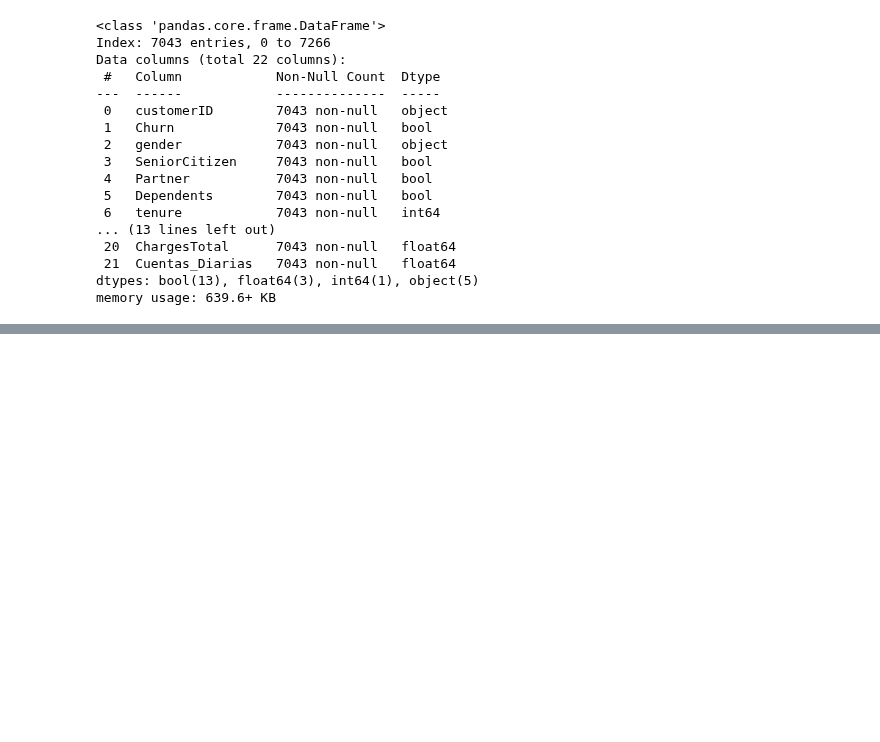
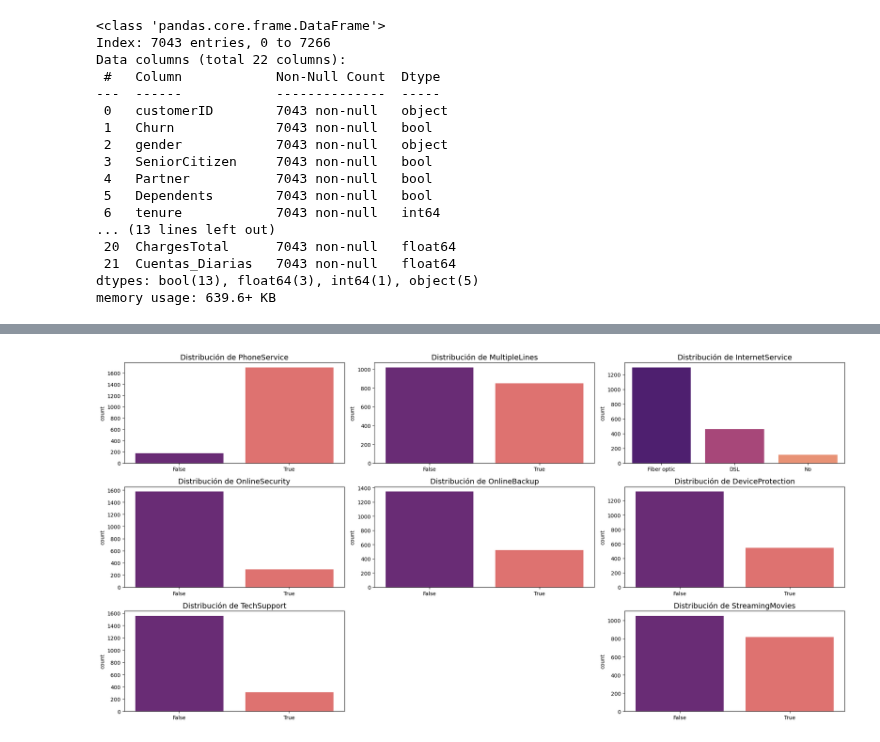
Before and after one commit to WMRioga/Challenge_02_TelecomX, a Jupyter notebook: TelecomX_LATAM.ipynb, the cells around one changed output, grey strips where cells are left out. Saved outputs shown, nothing was run; the diff lists cells and outputs as text; code cells hidden in the pictures; blank space fills up the shorter version.

```diff
--- a/TelecomX_LATAM.ipynb
+++ b/TelecomX_LATAM.ipynb
@@ -512,0 +627,19 @@ memory usage: 639.6+ KB
+# %%
+analizys_servicios = ['PhoneService', 'MultipleLines', 'InternetService', 'OnlineSecurity', 'OnlineBackup', 'DeviceProtection', 'TechSupport', 'StreamingTV', 'StreamingMovies']
+
+fig, ax = plt.subplots(3, 3, figsize=(20, 10))
+axes = ax.flatten()
+
+# Iteramos para crear cada barplot (count plot)
+for i, col in enumerate(analizys_servicios):
+    sns.countplot(data=churn_true, x=col, hue=col, ax=axes[i], palette='magma', legend=False)
+    axes[i].set_title(f'Distribución de {col}', fontsize=14)
+    axes[i].set_xlabel('')
+
+# Eliminamos el último gráfico que queda vacío
+fig.delaxes(axes[7])
+
+plt.tight_layout()
+plt.show()
+# %% [output]
+[figure, added]
```
Also changed, not shown: parts of 48 cells of this notebook, 1 other file.
